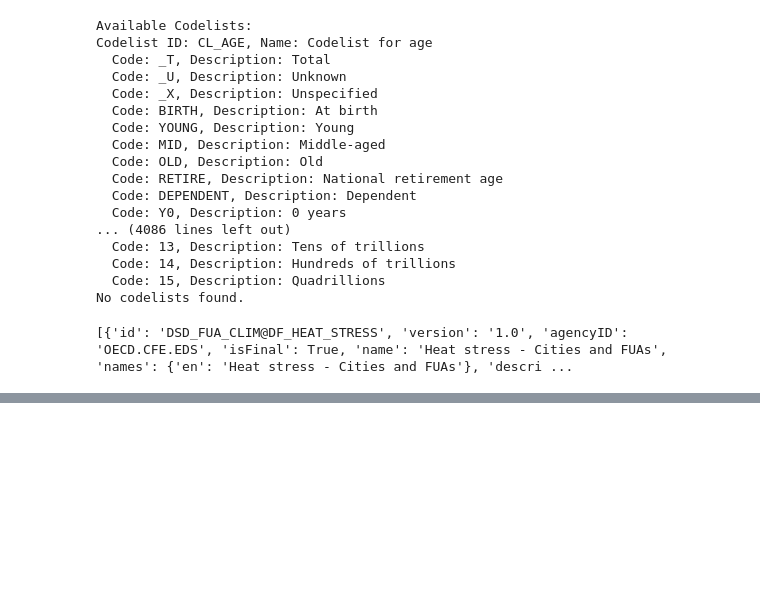
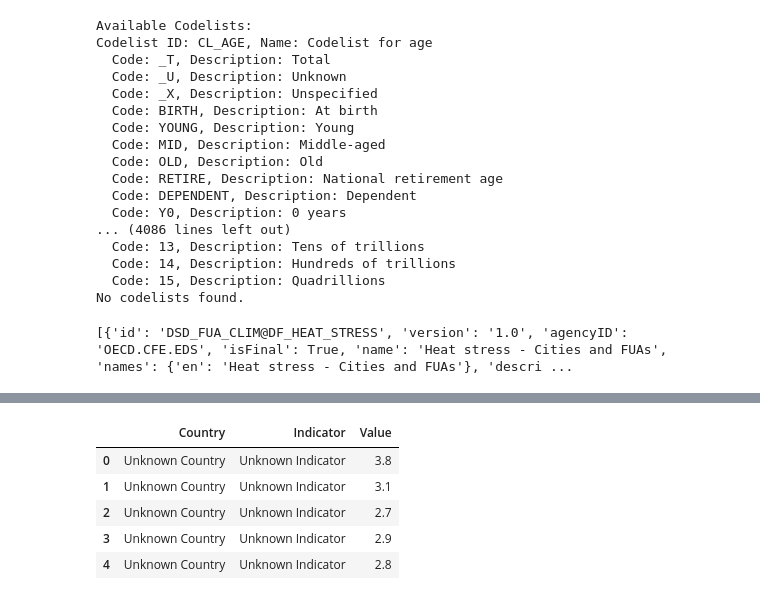
Before and after one commit to julia-sam/30-chart-challenge, a Jupyter notebook: 30_chart_challenge.ipynb, the cells around one changed output, grey strips where cells are left out. Saved outputs shown, nothing was run; the diff lists cells and outputs as text; code cells hidden in the pictures; blank space fills up the shorter version.

```diff
--- a/30_chart_challenge.ipynb
+++ b/30_chart_challenge.ipynb
@@ -521,0 +598,13 @@ plt.show()
+# %%
+bli_api_url = "https://sdmx.oecd.org/archive/rest/data/OECD,DF_BLI,/JPN+CAN+USA+FRA+KOR+ESP+NOR.WL_EWLH+WL+PS+PS_REPH+PS_FSAFEN+SW+HS_SFRH+HS+CG+CG_VOTO+EQ_WATER+CG_SENG+EQ+ES_STCS+ES_EDUEX+ES+SC+JE+HO+HO_NUMR+HO_HISH+HO_BASE+IW+IW_HNFW+IW_HADI+JE_PEARN+JE_LTUR+JE_EMPL+JE_LMIS+WL_TNOW+SW_LIFS+EQ_AIRP+HS_LEB+ES_EDUA+SC_SNTWS..TOT?dimensionAtObservation=AllDimensions"
+response = requests.get(bli_api_url, headers={'Accept': 'application/vnd.sdmx.data+json; charset=utf-8'})
+
+if response.status_code == 200:
+    bli_data = response.json()
+
+    with open('bli_data.json', 'w') as f:
+        json.dump(bli_data, f, indent=4)
+
+    print(json.dumps(bli_data, indent=4))
+else:
+    print(f"Error: Received status code {response.status_code}")
@@ -521,0 +660,33 @@ plt.show()
+# %%
+observations = bli_data['data']['dataSets'][0]['observations']
+
+countries = bli_data['data']['structures'][0]['dimensions']['observation'][0]['values']
+indicators = bli_data['data']['structures'][0]['dimensions']['observation'][1]['values']
+
+country_mapping = {i['id']: i['name'] for i in countries}
+indicator_mapping = {i['id']: i['name'] for i in indicators}
+
+data_list = []
+
+for key, value in observations.items():
+    country_idx, indicator_idx, *_ = key.split(':')
+    country_name = country_mapping.get(int(country_idx), 'Unknown Country')
+    indicator_name = indicator_mapping.get(int(indicator_idx), 'Unknown Indicator')
+
+    observation_value = value[0]
+
+    data_list.append({
+        'Country': country_name,
+        'Indicator': indicator_name,
+        'Value': observation_value
+    })
+
+bli_df = pd.DataFrame(data_list)
+bli_df.head()
+# %% [output]
+|  | Country | Indicator | Value |
+| 0 | Unknown Country | Unknown Indicator | 3.8 |
+| 1 | Unknown Country | Unknown Indicator | 3.1 |
+| 2 | Unknown Country | Unknown Indicator | 2.7 |
+| 3 | Unknown Country | Unknown Indicator | 2.9 |
+| 4 | Unknown Country | Unknown Indicator | 2.8 |
```
Also changed, not shown: parts of 21 cells of this notebook.
